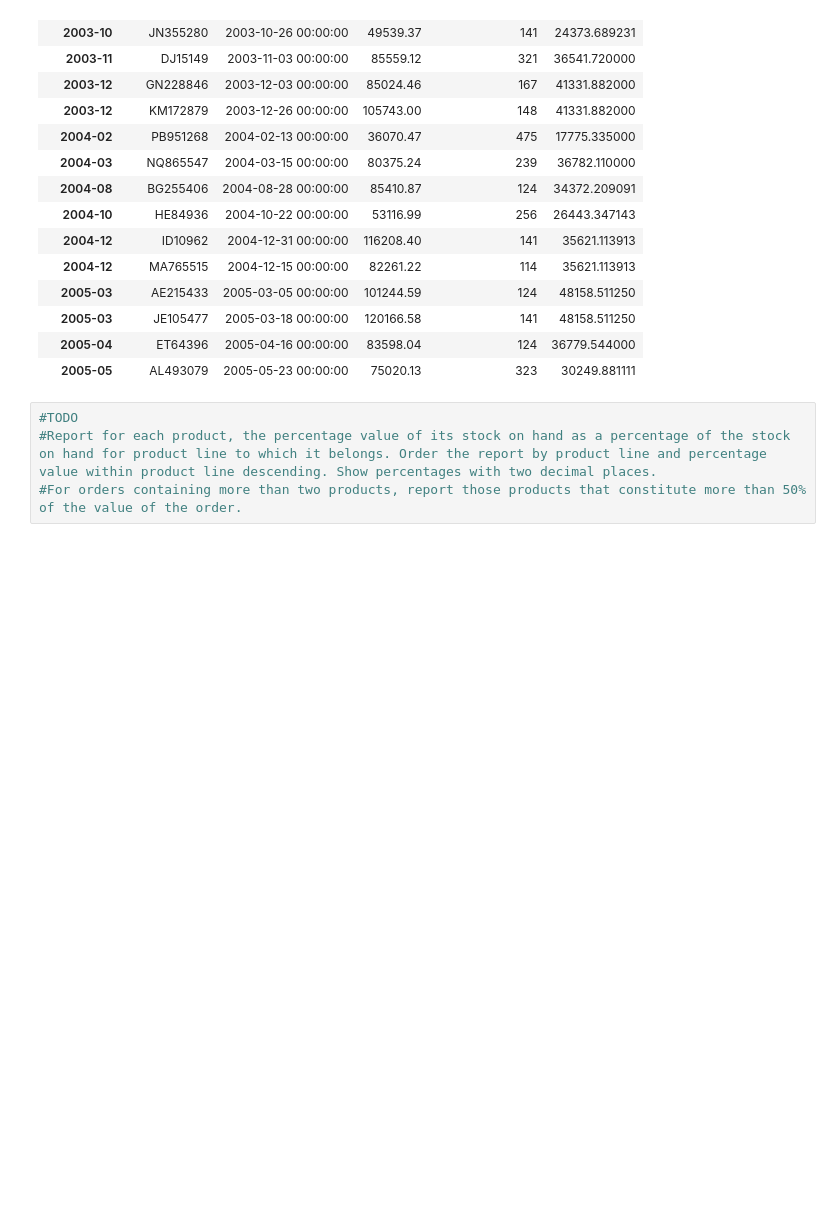
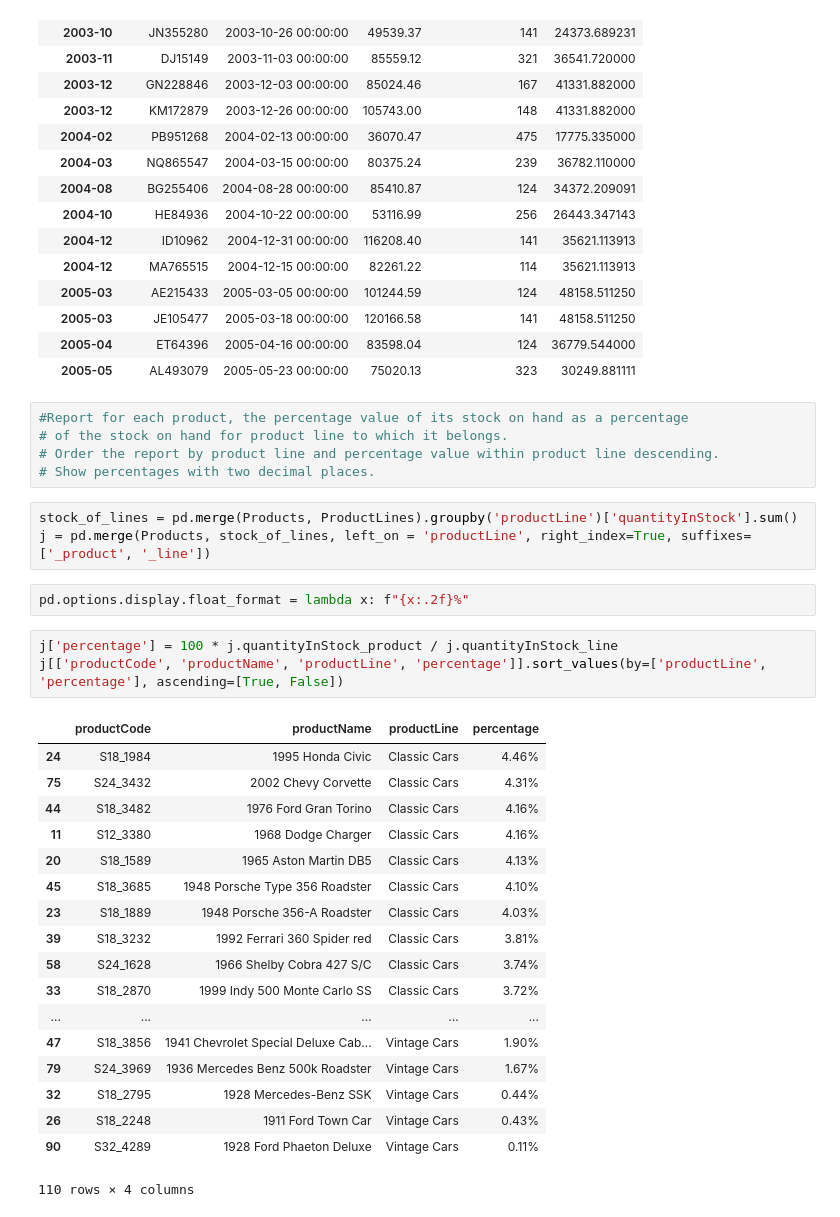
Before and after one commit to hanisaf/mist5730-6380-spring2020, a Jupyter notebook: 20-workout-sol.ipynb, the cells around one changed output. Cells and saved outputs as stored; diff of their text form; blank space fills up the shorter version.

```diff
--- a/20-workout-sol.ipynb
+++ b/20-workout-sol.ipynb
@@ -228,6 +228,34 @@ j[j.amount > 2 * j.amount_avg]
 | 2005-04 | ET64396 | 2005-04-16 00:00:00 | 83598.04 | 124 | 36779.544000 |
 | 2005-05 | AL493079 | 2005-05-23 00:00:00 | 75020.13 | 323 | 30249.881111 |
 # %%
-#TODO
-#Report for each product, the percentage value of its stock on hand as a percentage of the stock on hand for product line to which it belongs. Order the report by product line and percentage value within product line descending. Show percentages with two decimal places.
-#For orders containing more than two products, report those products that constitute more than 50% of the value of the order.
+#Report for each product, the percentage value of its stock on hand as a percentage
+# of the stock on hand for product line to which it belongs.
+# Order the report by product line and percentage value within product line descending.
+# Show percentages with two decimal places.
+# %%
+stock_of_lines = pd.merge(Products, ProductLines).groupby('productLine')['quantityInStock'].sum()
+j = pd.merge(Products, stock_of_lines, left_on = 'productLine', right_index=True, suffixes=['_product', '_line'])
+# %%
+pd.options.display.float_format = lambda x: f"{x:.2f}%"
+# %%
+j['percentage'] = 100 * j.quantityInStock_product / j.quantityInStock_line
+j[['productCode', 'productName', 'productLine', 'percentage']].sort_values(by=['productLine', 'percentage'], ascending=[True, False])
+# %% [output]
+|  | productCode | productName | productLine | percentage |
+| 24 | S18_1984 | 1995 Honda Civic | Classic Cars | 4.46% |
+| 75 | S24_3432 | 2002 Chevy Corvette | Classic Cars | 4.31% |
+| 44 | S18_3482 | 1976 Ford Gran Torino | Classic Cars | 4.16% |
+| 11 | S12_3380 | 1968 Dodge Charger | Classic Cars | 4.16% |
+| 20 | S18_1589 | 1965 Aston Martin DB5 | Classic Cars | 4.13% |
+| 45 | S18_3685 | 1948 Porsche Type 356 Roadster | Classic Cars | 4.10% |
+| 23 | S18_1889 | 1948 Porsche 356-A Roadster | Classic Cars | 4.03% |
+| 39 | S18_3232 | 1992 Ferrari 360 Spider red | Classic Cars | 3.81% |
+| 58 | S24_1628 | 1966 Shelby Cobra 427 S/C | Classic Cars | 3.74% |
+| 33 | S18_2870 | 1999 Indy 500 Monte Carlo SS | Classic Cars | 3.72% |
+| ... | ... | ... | ... | ... |
+| 47 | S18_3856 | 1941 Chevrolet Special Deluxe Cab... | Vintage Cars | 1.90% |
+| 79 | S24_3969 | 1936 Mercedes Benz 500k Roadster | Vintage Cars | 1.67% |
+| 32 | S18_2795 | 1928 Mercedes-Benz SSK | Vintage Cars | 0.44% |
+| 26 | S18_2248 | 1911 Ford Town Car | Vintage Cars | 0.43% |
+| 90 | S32_4289 | 1928 Ford Phaeton Deluxe | Vintage Cars | 0.11% |
+110 rows × 4 columns
```
Also changed, not shown: parts of 3 cells of this notebook, 1 other file.
